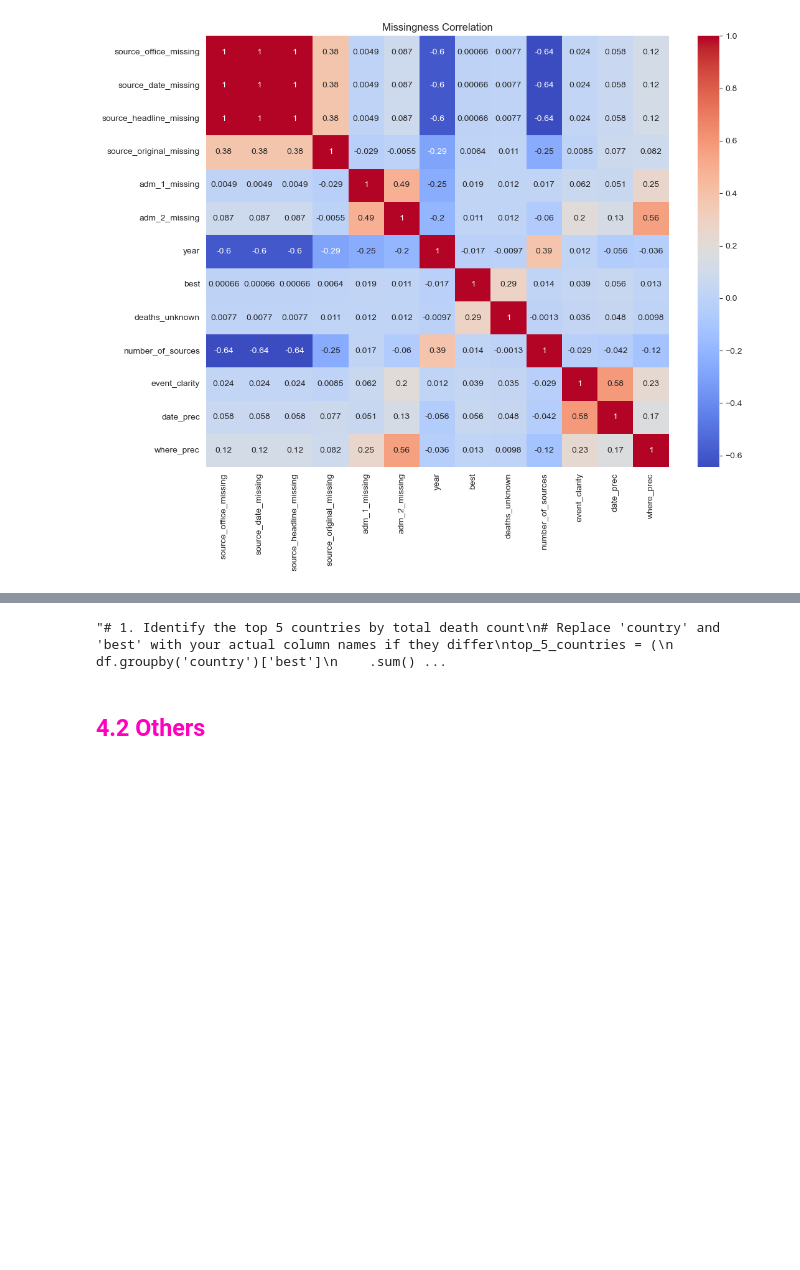
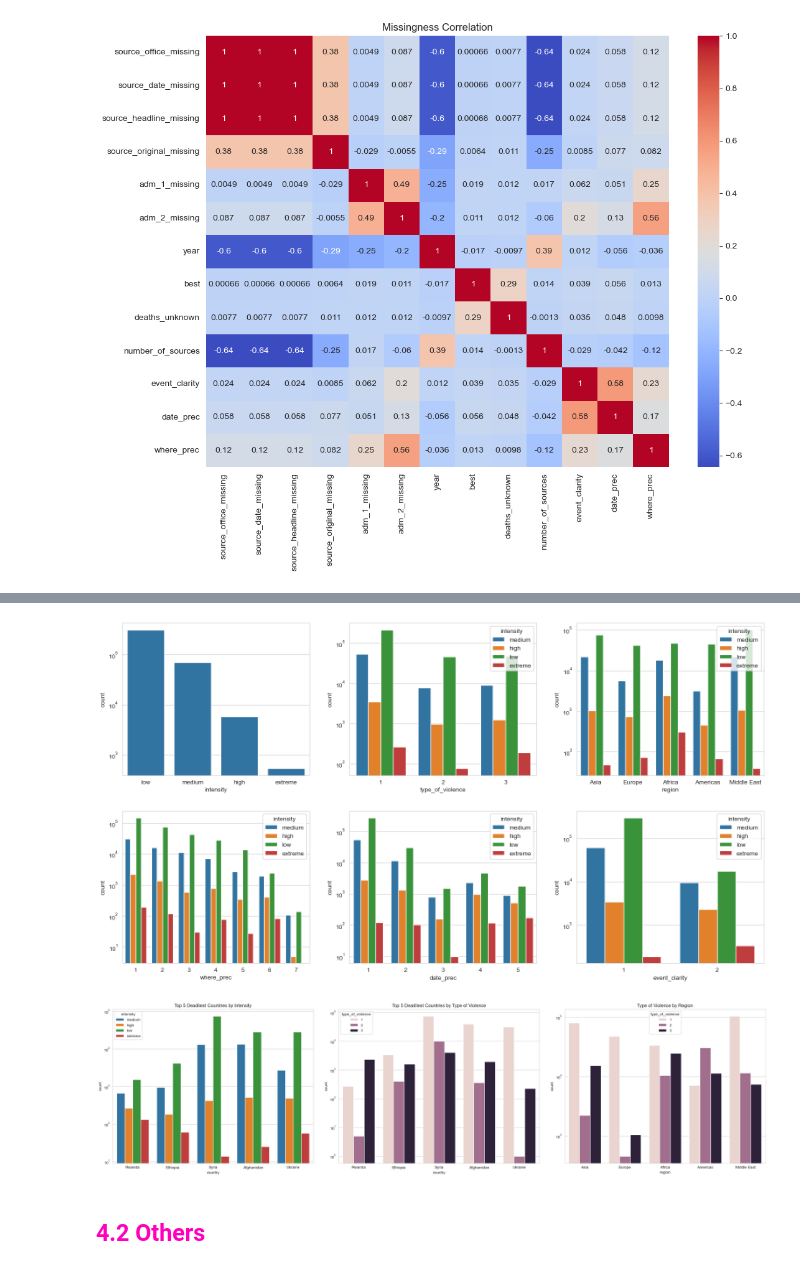
Before and after one commit to Lourdes-Tolotto/CEIA_Analisis_de_datos, a Jupyter notebook: Ejercicios/Ejercicios Grupales/Ejercicio Grupal 2.ipynb, the cells around one changed output, grey strips where cells are left out. Cells and saved outputs as stored; diff of their text form; code cells hidden in the pictures; blank space fills up the shorter version.

```diff
--- a/Ejercicios/Ejercicios Grupales/Ejercicio Grupal 2.ipynb
+++ b/Ejercicios/Ejercicios Grupales/Ejercicio Grupal 2.ipynb
@@ -951,0 +901,6 @@ plt.show()
+# %%
+df_clean = df.copy()
+col_clean = ['latitude', 'longitude']
+df_clean.drop(columns=col_clean, errors='ignore', inplace=True)
+
+print(df_clean.columns)
@@ -951,0 +1037,10 @@ plt.show()
+# %%
+# Create flags for whether sides are states
+df_clean['side_a_is_state'] = df['gwnoa'].notnull().astype(int)
+df_clean['side_b_is_state'] = df['gwnob'].notnull().astype(int)
+
+df_clean['civilian_ratio'] = (
+    df_clean['deaths_civilians'] / df_clean['best']
+).replace([np.inf, -np.inf], 0).fillna(0)
+
+print(df_clean.columns)
@@ -952,8 +1059,56 @@ plt.show()
+# %%
+def classify(x):
+    if x <= 5:
+        return 'low'
+    elif x <= 50:
+        return 'medium'
+    elif x <= 500:
+        return 'high'
+    else:
+        return 'extreme'
+
+df_clean['intensity'] = df_clean['best'].apply(classify)
+
+mapping = {
+    'low': 0,
+    'medium': 1,
+    'high': 2,
+    'extreme': 3
+}
+
+df_clean['intensity_encoded'] = df_clean['intensity'].map(mapping)
+
+fig, axes = plt.subplots(2, 3, figsize=(16, 9))
+
+sns.countplot(x='intensity', data=df_clean, order=['low','medium','high','extreme'], ax=axes[0, 0])
+axes[0, 0].set_yscale('log')
+
+
+sns.countplot(x='type_of_violence', hue='intensity', data=df_clean, ax=axes[0, 1])
+axes[0, 1].set_yscale('log')
+
+sns.countplot(x='region', hue='intensity', data=df_clean, ax=axes[0, 2])
+axes[0, 2].set_yscale('log')
+
+sns.countplot(x='where_prec', hue='intensity', data=df_clean, ax=axes[1, 0])
+axes[1, 0].set_yscale('log')
+
+sns.countplot(x='date_prec', hue='intensity', data=df_clean, ax=axes[1, 1])
+axes[1, 1].set_yscale('log')
+
+sns.countplot(x='event_clarity', hue='intensity', data=df_clean, ax=axes[1, 2])
+axes[1, 2].set_yscale('log')
+
+
+plt.tight_layout(pad=3.0)
+plt.show()
+# %% [output]
+[figure, added]
 # %%
-"""# 1. Identify the top 5 countries by total death count
+# Identify the top 5 countries by total death count
 # Replace 'country' and 'best' with your actual column names if they differ
 top_5_countries = (
-    df.groupby('country')['best']
+    df_clean.groupby('country')['best']
     .sum()
     .sort_values(ascending=False)
     .head(5)
@@ -961,7 +1116,7 @@ top_5_countries = (
 )
 
 # 2. Filter your original dataframe to include only these 5 countries
-df_top5 = df[df['country'].isin(top_5_countries)]
+df_top5 = df_clean[df_clean['country'].isin(top_5_countries)]
 
 # 3. Create the plot
 
@@ -990,18 +1145,18 @@ axes[1].set_title('Top 5 Deadliest Countries by Type of Violence')
 sns.countplot(
     x='region',
     hue='type_of_violence',
-    data=df,
+    data=df_clean,
     ax=axes[2]
 )
 axes[2].set_yscale('log')
-axes[2].set_title('Top 5 Deadliest Countries by Type of Violence')
+axes[2].set_title('Type of Violence by Region')
 
 
 
 plt.tight_layout(pad=3.0)
-plt.show()"""
+plt.show()
 # %% [output]
-"# 1. Identify the top 5 countries by total death count\n# Replace 'country' and 'best' with your actual column names if they differ\ntop_5_countries = (\n    df.groupby('country')['best']\n    .sum() ...
+[figure, added]
 # %%
 #df[['intensity_encoded', 'deaths_civilians', 'deaths_a', 'deaths_b']].corr()
 # %% [markdown]
```
Also changed, not shown: parts of 13 cells of this notebook.
